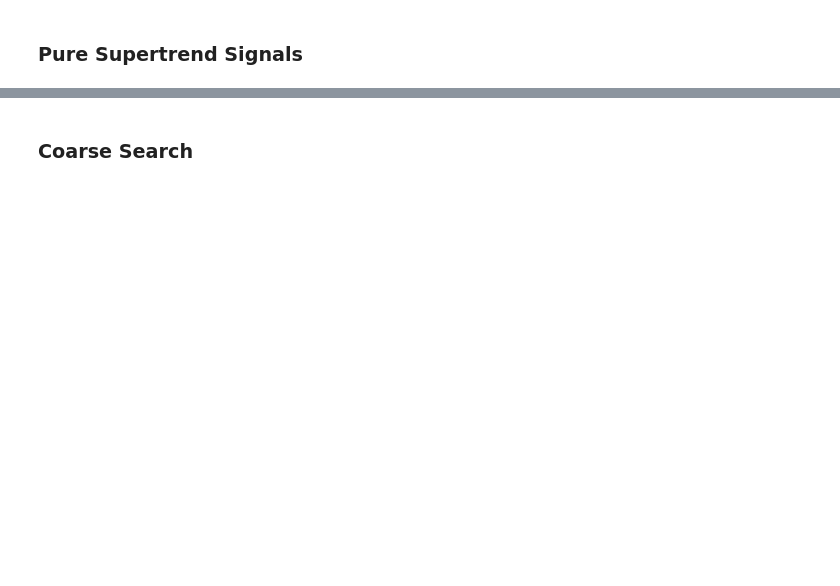
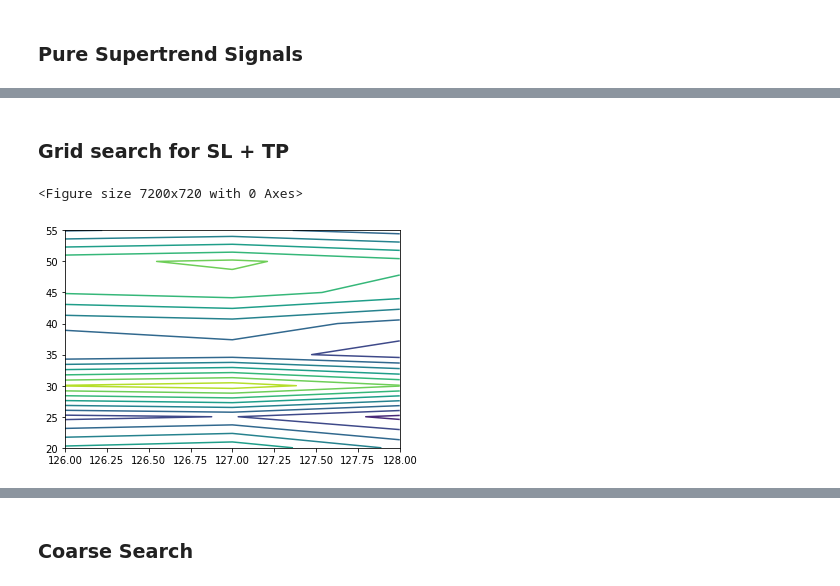
Before and after one commit to georgebastille/signals, a Jupyter notebook: SuperTrendSignalGenerator.ipynb, the cells around one changed output, grey strips where cells are left out. Drawn from its saved outputs; the diff is of its cells as text; code cells hidden in the pictures; blank space fills up the shorter version.

```diff
--- a/SuperTrendSignalGenerator.ipynb
+++ b/SuperTrendSignalGenerator.ipynb
@@ -185,0 +186,23 @@ print(-supertrend_signals(ticker, frequency=60, multiplier=5, period=63,
+# %% [markdown]
+### Grid search for SL + TP
+# %%
+def find_levels(ticker, frequency, multiplier, period, verbose=False):
+    tps = list(range(126, 129, 1))
+    sls = list(range(20, 60, 5))
+    pfs = np.empty((len(sls), len(tps)))
+
+
+    for t_idx, tp in enumerate(tps):
+        for s_idx, sl in enumerate(sls):
+            pf = supertrend_signals(ticker, frequency, multiplier, period, tp, sl)
+            pfs[s_idx][t_idx] = -pf
+    return tps, sls, pfs
+# %%
+tps, sls, pfs = find_levels(ticker="EURUSD", frequency=60, multiplier=4.8, period=63)
+# %%
+plt.figure(figsize=(100,10))
+fig, ax = plt.subplots()
+CS = ax.contour(tps, sls, pfs)
+# %% [output]
+<Figure size 7200x720 with 0 Axes>
+[figure, added]
```
Also changed, not shown: parts of 14 cells of this notebook, 1 other file.
